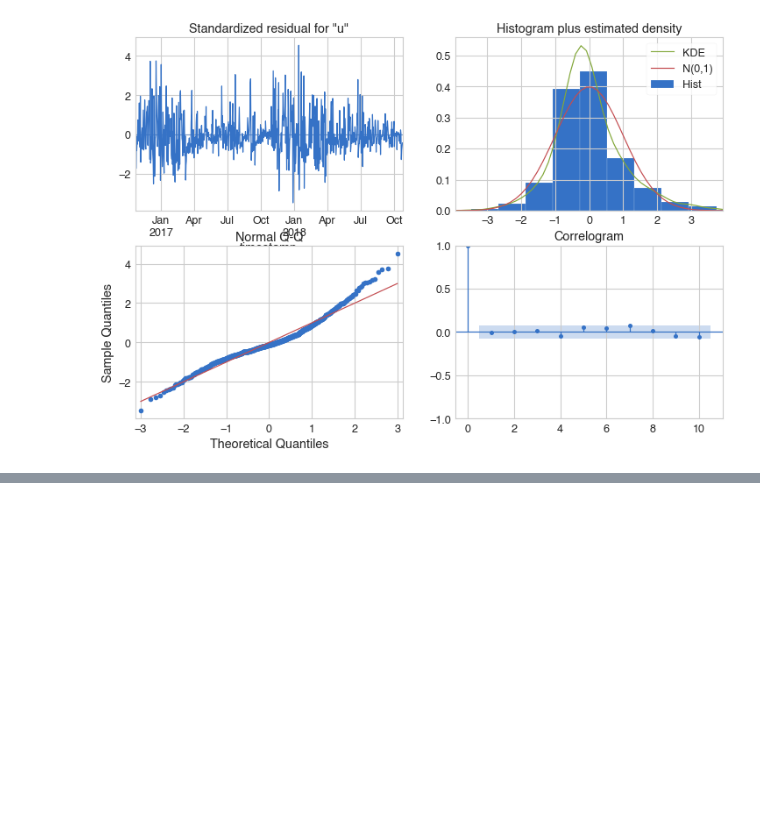
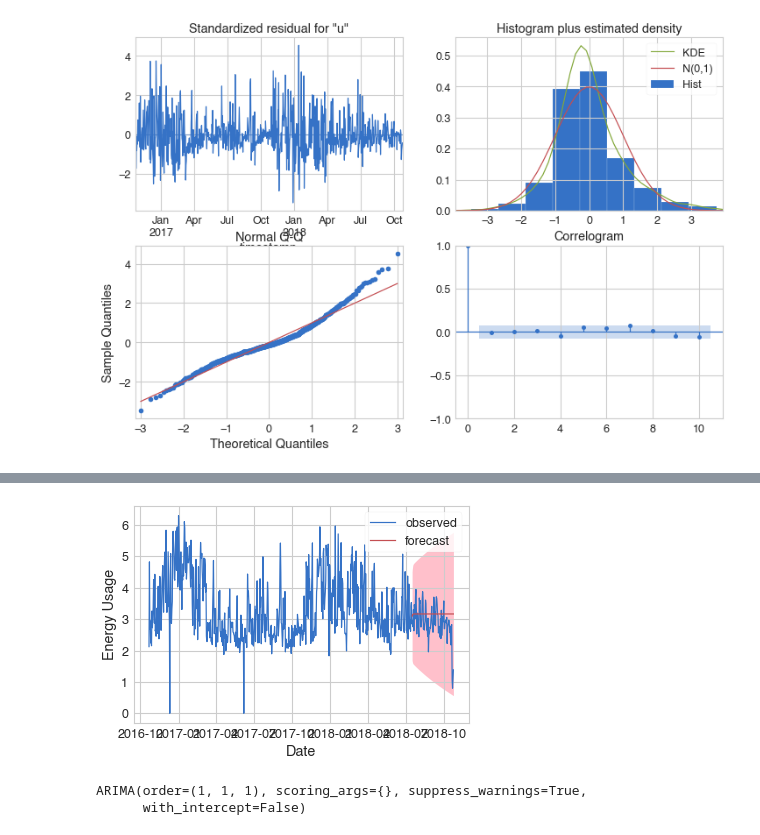
Before and after one commit to Oumnia-Sdn/IOTTimeSeries, a Jupyter notebook: notebooks/Energy Consumption Predictions.ipynb, the cells around one changed output, grey strips where cells are left out. Saved outputs shown, nothing was run; the diff lists cells and outputs as text; code cells hidden in the pictures; blank space fills up the shorter version.

```diff
--- a/notebooks/Energy Consumption Predictions.ipynb
+++ b/notebooks/Energy Consumption Predictions.ipynb
@@ -442,0 +604,11 @@ Warnings:
+# %%
+#in sample prediction
+forecast=results.get_prediction(start= -100, dynamic=True)
+#mean forecast
+mean_forecast = forecast.predicted_mean
+# conf intervals
+conf_int= forecast.conf_int()
+# %%
+# Selecting lower and upper confidence limits
+lower_limits = conf_int.loc[:,'lower usage']
+upper_limits = conf_int.loc[:,'upper usage']
@@ -442,0 +631,17 @@ Warnings:
+# %%
+# plotting the orginal daily usage data
+plt.plot(daily_usage, label='observed')
+
+# plotting mean predictions
+plt.plot(mean_forecast.index, mean_forecast, color='r', label='forecast')
+
+plt.fill_between(lower_limits.index, lower_limits,
+               upper_limits, color='pink')
+
+# set labels, legends and show plot
+plt.xlabel('Date')
+plt.ylabel('Energy Usage')
+plt.legend()
+plt.show()
+# %% [output]
+[figure, added]
@@ -442,0 +650,6 @@ Warnings:
+# %%
+results = pm.auto_arima(daily_usage)
+results
+# %% [output]
+ARIMA(order=(1, 1, 1), scoring_args={}, suppress_warnings=True,
+      with_intercept=False)
```
Also changed, not shown: parts of 20 cells of this notebook.
